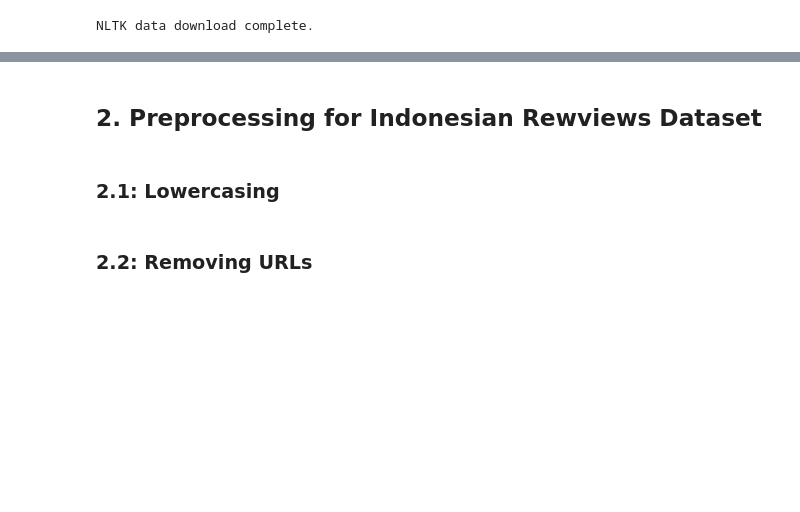
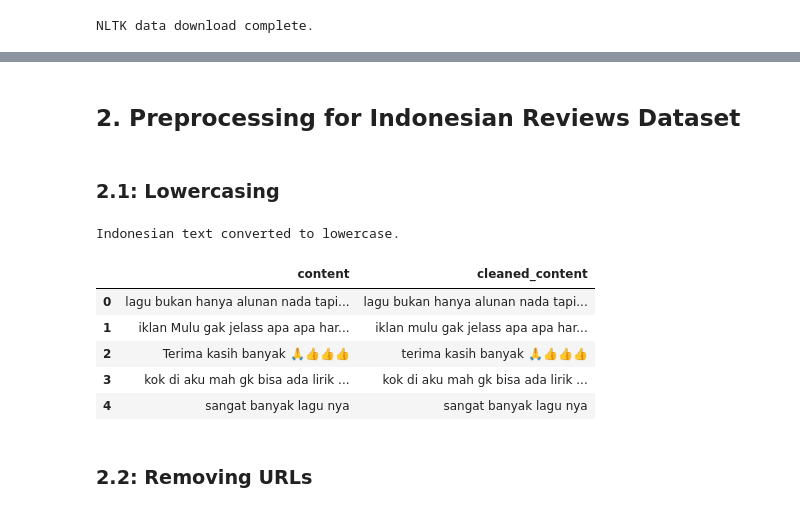
Before and after one commit to notnsas/data-science-capstone-project-college, a Jupyter notebook: notebooks/04_programmatic_labeling_bilingual.ipynb, the cells around one changed output, grey strips where cells are left out. Cells and saved outputs as stored; diff of their text form; code cells hidden in the pictures; blank space fills up the shorter version.

Commit message:
2.1: Lowercasing

```diff
--- a/notebooks/04_programmatic_labeling_bilingual.ipynb
+++ b/notebooks/04_programmatic_labeling_bilingual.ipynb
@@ -136,13 +136,21 @@ Indonesian DataFrame head:
 | 3 | 0d356a00-bd64-4539-a23f-aaa7e46c98d8 | Pengguna Google | https://play-lh.googleusercontent... | kok di aku mah gk bisa ada lirik ... | 4 | 0 | 9.0.82.1032 | 2025-09-27 06:03:26 | ... |
 | 4 | 0349c341-fad0-4e60-8952-28dc1cb43659 | Pengguna Google | https://play-lh.googleusercontent... | sangat banyak lagu nya | 5 | 0 | 9.0.80.1343 | 2025-09-27 05:56:16 | ... |
 # %% [markdown]
-## **2. Preprocessing for Indonesian Rewviews Dataset**
+## **2. Preprocessing for Indonesian Reviews Dataset**
 # %% [markdown]
 ### **2.1: Lowercasing**
 # %%
-df_id['cleaned_content'] = df_id_cleaned['content'].str.lower()
+df_id['cleaned_content'] = df_id['content'].str.lower()
 print("Indonesian text converted to lowercase.")
-display(df_id_cleaned[['content', 'cleaned_content']].head())
+display(df_id[['content', 'cleaned_content']].head())
+# %% [output]
+Indonesian text converted to lowercase.
+|  | content | cleaned_content |
+| 0 | lagu bukan hanya alunan nada tapi... | lagu bukan hanya alunan nada tapi... |
+| 1 | iklan Mulu gak jelass apa apa har... | iklan mulu gak jelass apa apa har... |
+| 2 | Terima kasih banyak 🙏👍👍👍 | terima kasih banyak 🙏👍👍👍 |
+| 3 | kok di aku mah gk bisa ada lirik ... | kok di aku mah gk bisa ada lirik ... |
+| 4 | sangat banyak lagu nya | sangat banyak lagu nya |
 # %% [markdown]
 ### **2.2: Removing URLs**
 # %%
```
Also changed, not shown: parts of 5 cells of this notebook.
